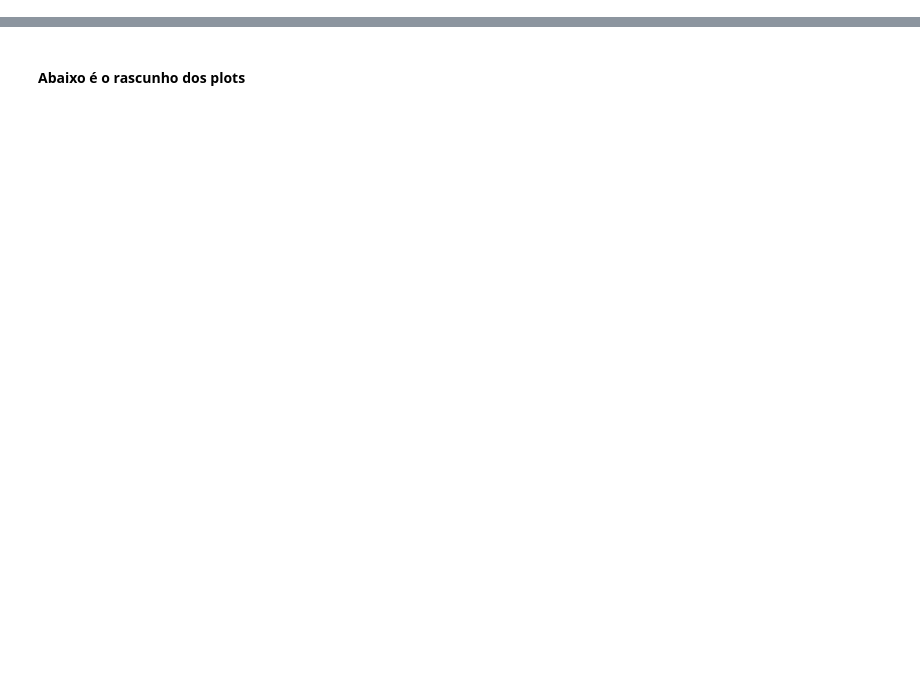
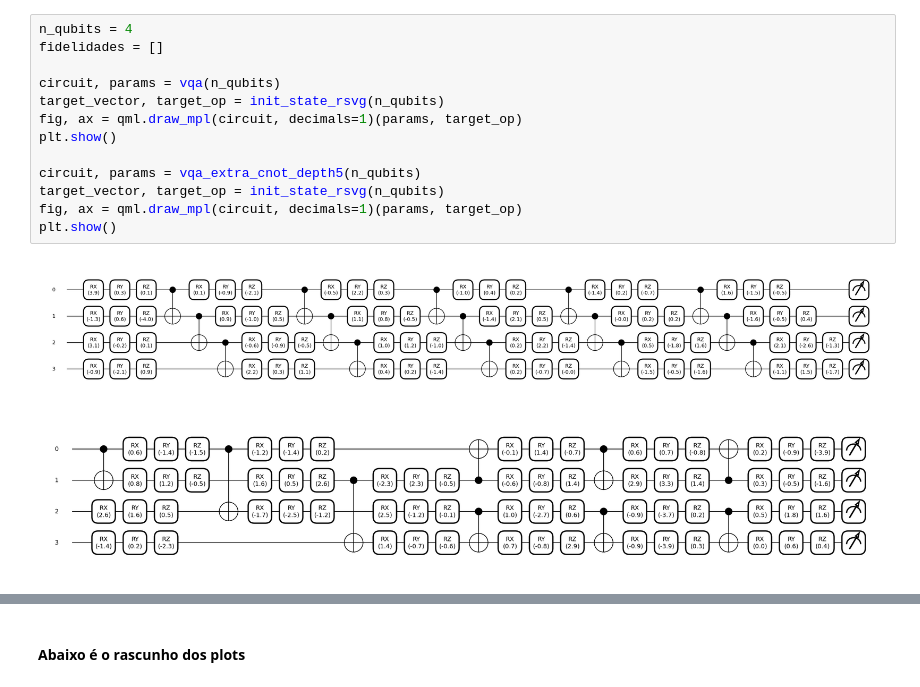
Before and after one commit to SchultzVV/Qiskit, a Jupyter notebook: scraps_plots.ipynb, the cells around one changed output, grey strips where cells are left out. Saved outputs shown, nothing was run; the diff lists cells and outputs as text; blank space fills up the shorter version.

```diff
--- a/scraps_plots.ipynb
+++ b/scraps_plots.ipynb
@@ -20,0 +19,16 @@ plt.show()
+# %%
+n_qubits = 4
+fidelidades = []
+
+circuit, params = vqa(n_qubits)
+target_vector, target_op = init_state_rsvg(n_qubits)
+fig, ax = qml.draw_mpl(circuit, decimals=1)(params, target_op)
+plt.show()
+
+circuit, params = vqa_extra_cnot_depth5(n_qubits)
+target_vector, target_op = init_state_rsvg(n_qubits)
+fig, ax = qml.draw_mpl(circuit, decimals=1)(params, target_op)
+plt.show()
+# %% [output]
+[figure, added]
+[figure, added]
```
Also changed, not shown: parts of 5 cells of this notebook, 7 other files.
